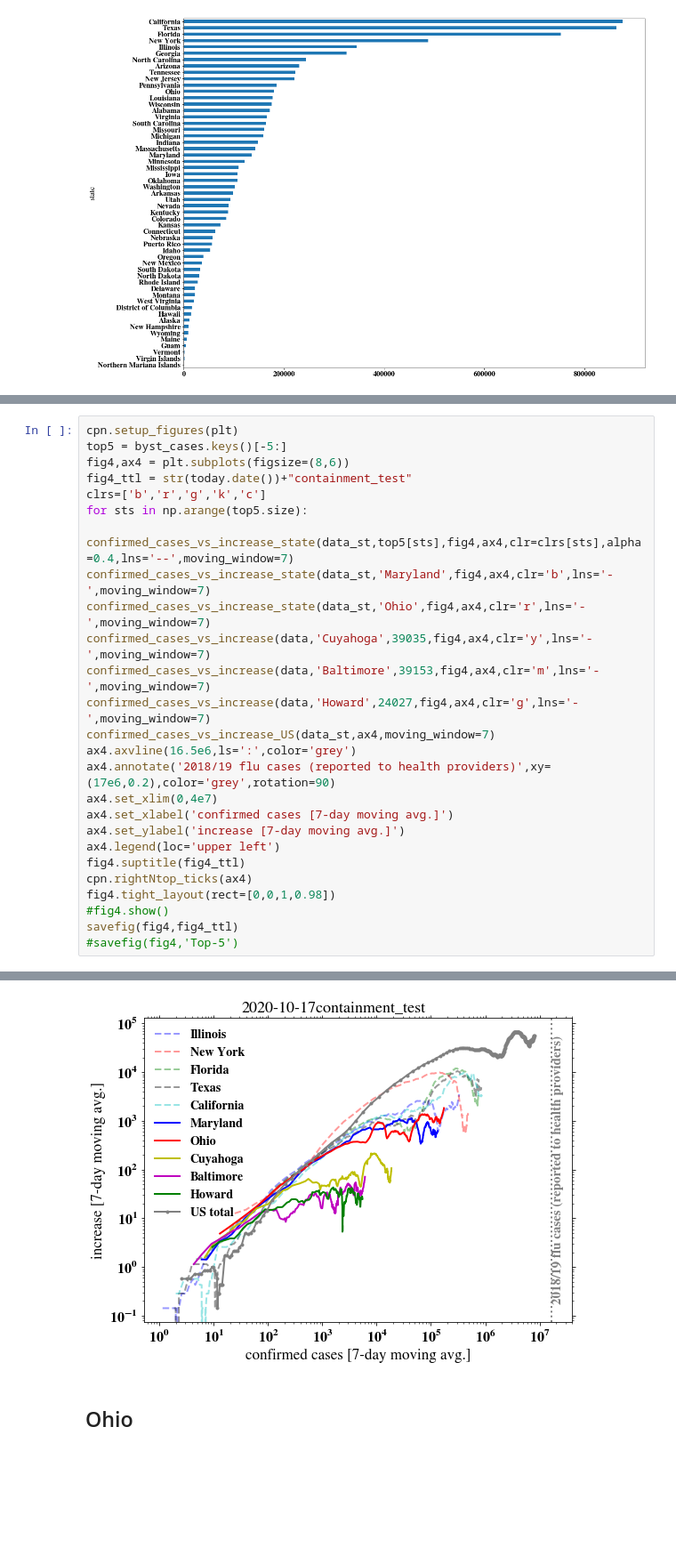
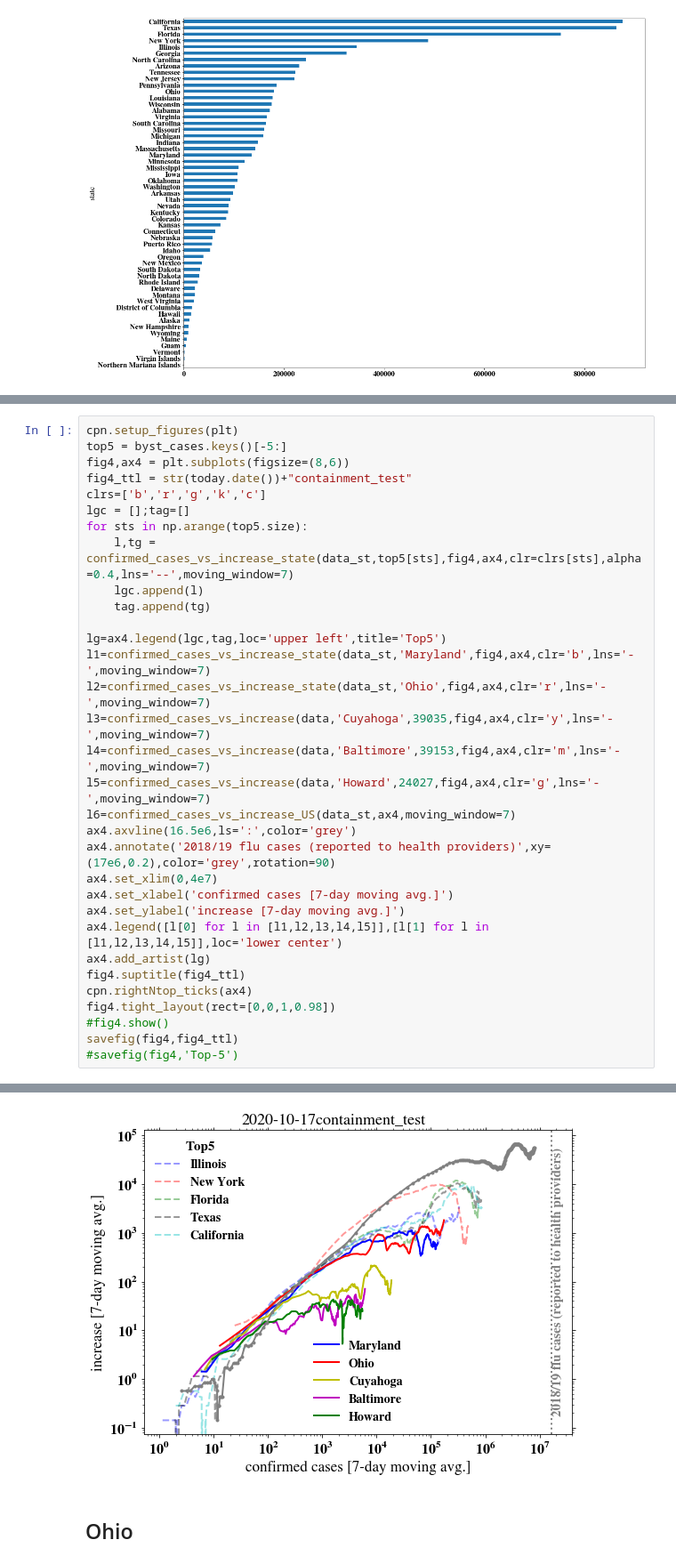
Before and after one commit to cpnHere/covid-19-data, a Jupyter notebook: my_work/desk.ipynb, the cells around one changed output, grey strips where cells are left out. Shown at 89% size. Cells and saved outputs as stored; diff of their text form; blank space fills up the shorter version.

Commit message:
Legends updated

```diff
--- a/my_work/desk.ipynb
+++ b/my_work/desk.ipynb
@@ -46,20 +46,26 @@ top5 = byst_cases.keys()[-5:]
 fig4,ax4 = plt.subplots(figsize=(8,6))
 fig4_ttl = str(today.date())+"containment_test"
 clrs=['b','r','g','k','c']
+lgc = [];tag=[]
 for sts in np.arange(top5.size):
-    confirmed_cases_vs_increase_state(data_st,top5[sts],fig4,ax4,clr=clrs[sts],alpha=0.4,lns='--',moving_window=7)
-confirmed_cases_vs_increase_state(data_st,'Maryland',fig4,ax4,clr='b',lns='-',moving_window=7)
-confirmed_cases_vs_increase_state(data_st,'Ohio',fig4,ax4,clr='r',lns='-',moving_window=7)
-confirmed_cases_vs_increase(data,'Cuyahoga',39035,fig4,ax4,clr='y',lns='-',moving_window=7)
-confirmed_cases_vs_increase(data,'Baltimore',39153,fig4,ax4,clr='m',lns='-',moving_window=7)
-confirmed_cases_vs_increase(data,'Howard',24027,fig4,ax4,clr='g',lns='-',moving_window=7)
-confirmed_cases_vs_increase_US(data_st,ax4,moving_window=7)
+    l,tg = confirmed_cases_vs_increase_state(data_st,top5[sts],fig4,ax4,clr=clrs[sts],alpha=0.4,lns='--',moving_window=7)
+    lgc.append(l)
+    tag.append(tg)
+
+lg=ax4.legend(lgc,tag,loc='upper left',title='Top5')
+l1=confirmed_cases_vs_increase_state(data_st,'Maryland',fig4,ax4,clr='b',lns='-',moving_window=7)
+l2=confirmed_cases_vs_increase_state(data_st,'Ohio',fig4,ax4,clr='r',lns='-',moving_window=7)
+l3=confirmed_cases_vs_increase(data,'Cuyahoga',39035,fig4,ax4,clr='y',lns='-',moving_window=7)
+l4=confirmed_cases_vs_increase(data,'Baltimore',39153,fig4,ax4,clr='m',lns='-',moving_window=7)
+l5=confirmed_cases_vs_increase(data,'Howard',24027,fig4,ax4,clr='g',lns='-',moving_window=7)
+l6=confirmed_cases_vs_increase_US(data_st,ax4,moving_window=7)
 ax4.axvline(16.5e6,ls=':',color='grey')
 ax4.annotate('2018/19 flu cases (reported to health providers)',xy=(17e6,0.2),color='grey',rotation=90)
 ax4.set_xlim(0,4e7)
 ax4.set_xlabel('confirmed cases [7-day moving avg.]')
 ax4.set_ylabel('increase [7-day moving avg.]')
-ax4.legend(loc='upper left')
+ax4.legend([l[0] for l in [l1,l2,l3,l4,l5]],[l[1] for l in [l1,l2,l3,l4,l5]],loc='lower center')
+ax4.add_artist(lg)
 fig4.suptitle(fig4_ttl)
 cpn.rightNtop_ticks(ax4)
 fig4.tight_layout(rect=[0,0,1,0.98])
@@ -72,5 +79,5 @@ Invalid limit will be ignored.
 2020-10-17containment_test.png SAVED.
-[figure, old version]
+[figure, new version]
 # %% [markdown]
 ## Ohio
 # %%
```
Also changed, not shown: parts of 3 cells of this notebook, 2 other files.
